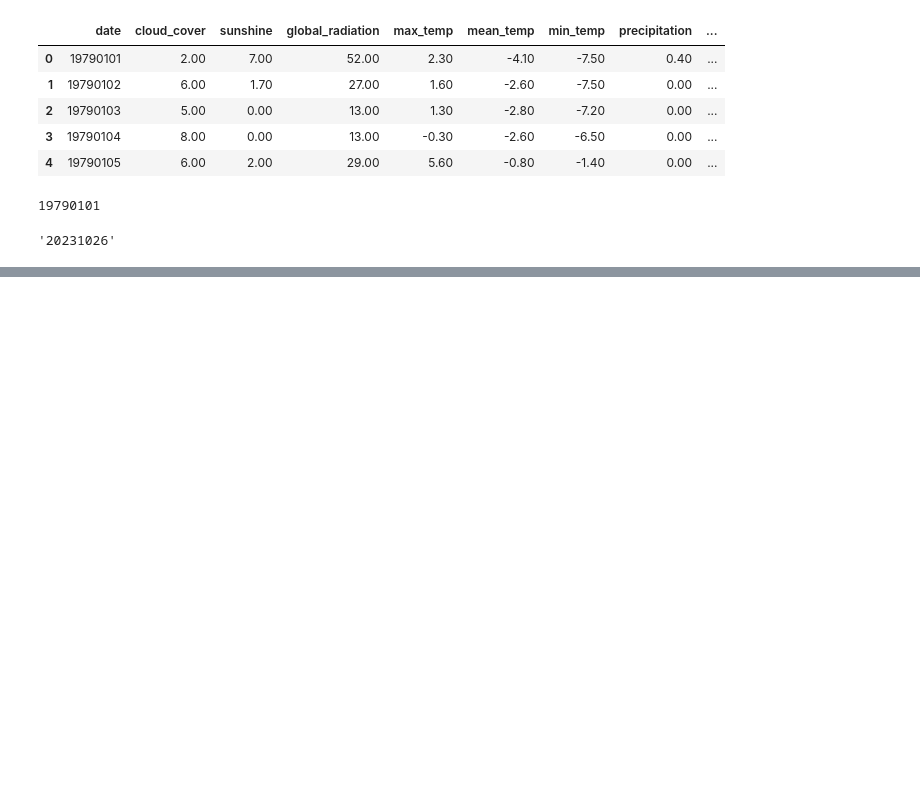
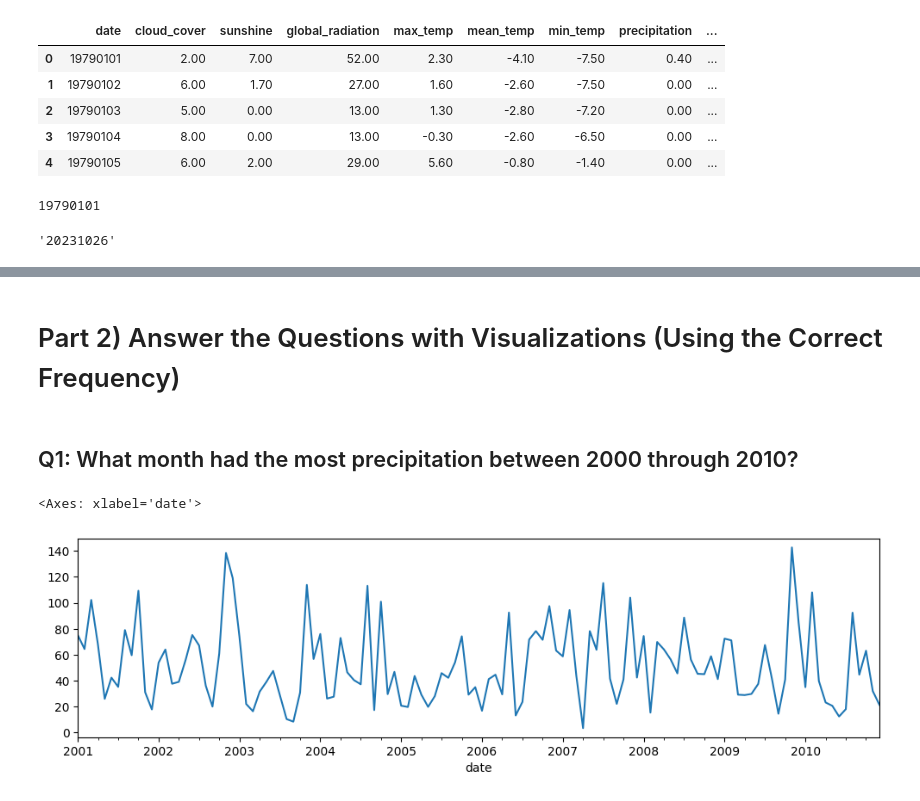
Before and after one commit to Yaman-Shadid/-Core--Resampling-Datetime-Data, a Jupyter notebook: Assignment.ipynb, the cells around one changed output, grey strips where cells are left out. Drawn from its saved outputs; the diff is of its cells as text; code cells hidden in the pictures; blank space fills up the shorter version.

```diff
--- a/Assignment.ipynb
+++ b/Assignment.ipynb
@@ -114,0 +159,4 @@ df
+# %%
+df['max_temp'].fillna(method='ffill', inplace=True)
+# %%
+df['snow_depth'].interpolate(method='linear', inplace=True)
@@ -114,0 +189,9 @@ df
+# %% [markdown]
+# Part 2) Answer the Questions with Visualizations (Using the Correct Frequency)
+# %% [markdown]
+## Q1: What month had the most precipitation between 2000 through 2010?
+# %%
+df = df['2000':'2010']
+# %%
+# Resample to monthly and sum up the precipitation values
+monthly_precipitation = df['precipitation'].resample('M').sum()
@@ -114,0 +202,7 @@ df
+# %%
+# Create the plot
+fig, ax = plt.subplots(figsize=(12,3))
+monthly_precipitation.plot(ax=ax,)
+# %% [output]
+<Axes: xlabel='date'>
+[figure, added]
```
Also changed, not shown: parts of 23 cells of this notebook.
